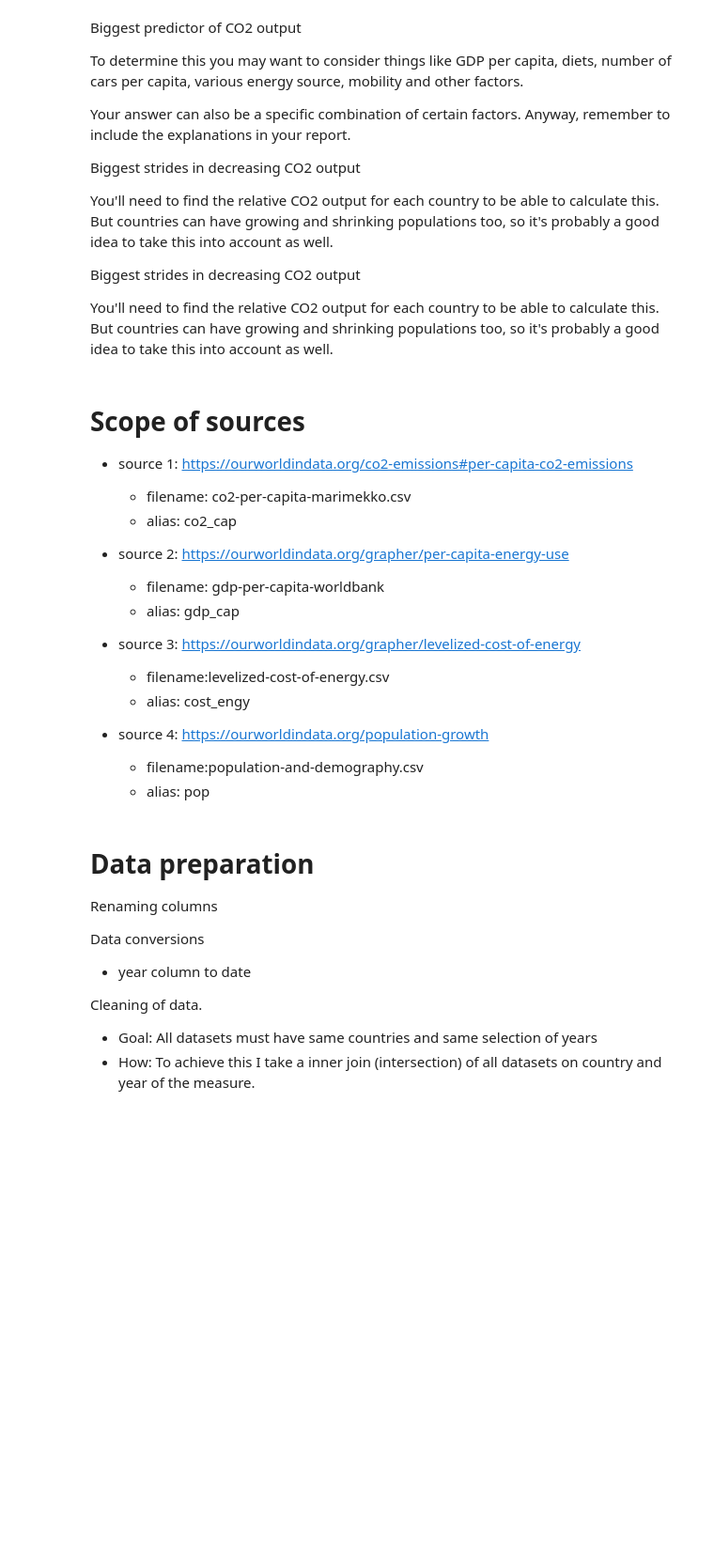
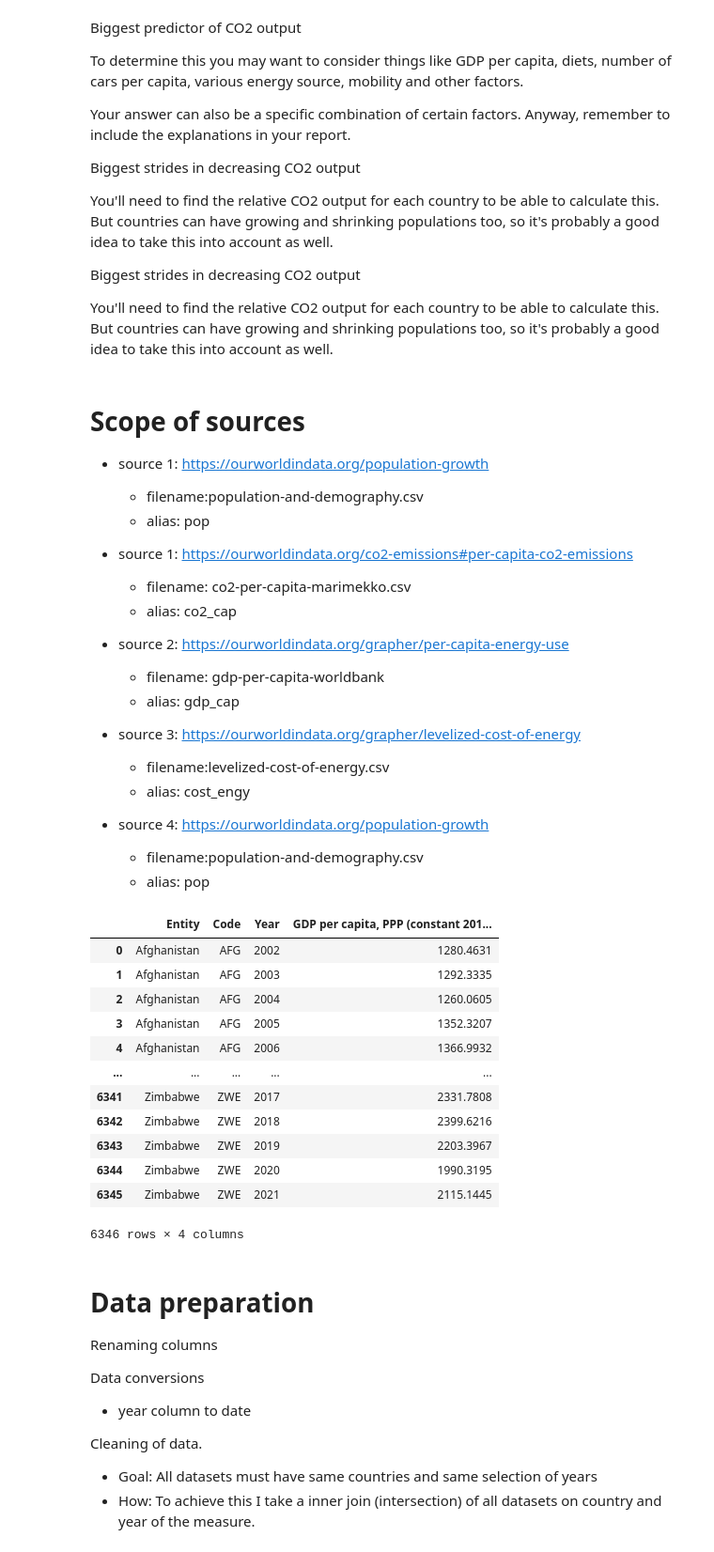
Before and after one commit to ayuksekdag/winacademy_python_dna, a Jupyter notebook: final_assignment/final_co2Project.ipynb, the cells around one changed output. Shown at 94% size. Cells and saved outputs as stored; diff of their text form; code cells hidden in the pictures; blank space fills up the shorter version.

```diff
--- a/final_assignment/final_co2Project.ipynb
+++ b/final_assignment/final_co2Project.ipynb
@@ -28,6 +28,10 @@ import pandas as pd
 import matplotlib.pyplot as plt
 # %% [markdown]
 # Scope of sources
+
+- source 1: https://ourworldindata.org/population-growth
+  - filename:population-and-demography.csv
+  - alias: pop
 
 - source 1: https://ourworldindata.org/co2-emissions#per-capita-co2-emissions
   - filename: co2-per-capita-marimekko.csv
@@ -45,7 +49,10 @@ import matplotlib.pyplot as plt
   - filename:population-and-demography.csv
   - alias: pop
 # %%
-co2_cap = pd.read_csv('https://raw.githubusercontent.com/ayuksekdag/winacademy_python_dna/main/final_assignment/co2-per-capita-marimekko.csv')
-gdp_cap = pd.read_csv('https://raw.githubusercontent.com/ayuksekdag/winacademy_python_dna/main/final_assignment/gdp-per-capita-worldbank.csv')
+#sources
+pop_ann_raw = pd.read_csv('https://raw.githubusercontent.com/ayuksekdag/winacademy_python_dna/main/final_assignment/population-and-demography.csv')
+c02_ann_raw = pd.read_csv('https://raw.githubusercontent.com/ayuksekdag/winacademy_python_dna/main/final_assignment/annual-co2-emissions-per-country.csv')
+gdp_cap_raw = pd.read_csv('https://raw.githubusercontent.com/ayuksekdag/winacademy_python_dna/main/final_assignment/gdp-per-capita-worldbank.csv')
+
+
 cost_engy = pd.read_csv('https://raw.githubusercontent.com/ayuksekdag/winacademy_python_dna/main/final_assignment/levelized-cost-of-energy.csv')
-pop = pd.read_csv('https://raw.githubusercontent.com/ayuksekdag/winacademy_python_dna/main/final_assignment/population-and-demography.csv')
@@ -57,3 +59,19 @@ pop = pd.read_csv('https://raw.githubusercontent.com/ayuksekdag/winacademy_pytho
+# %%
+gdp_cap_raw
+# %% [output]
+|  | Entity | Code | Year | GDP per capita, PPP (constant 201... |
+| 0 | Afghanistan | AFG | 2002 | 1280.4631 |
+| 1 | Afghanistan | AFG | 2003 | 1292.3335 |
+| 2 | Afghanistan | AFG | 2004 | 1260.0605 |
+| 3 | Afghanistan | AFG | 2005 | 1352.3207 |
+| 4 | Afghanistan | AFG | 2006 | 1366.9932 |
+| ... | ... | ... | ... | ... |
+| 6341 | Zimbabwe | ZWE | 2017 | 2331.7808 |
+| 6342 | Zimbabwe | ZWE | 2018 | 2399.6216 |
+| 6343 | Zimbabwe | ZWE | 2019 | 2203.3967 |
+| 6344 | Zimbabwe | ZWE | 2020 | 1990.3195 |
+| 6345 | Zimbabwe | ZWE | 2021 | 2115.1445 |
+6346 rows × 4 columns
 # %% [markdown]
 # Data preparation
 Renaming columns
```
Also changed, not shown: parts of 9 cells of this notebook.
